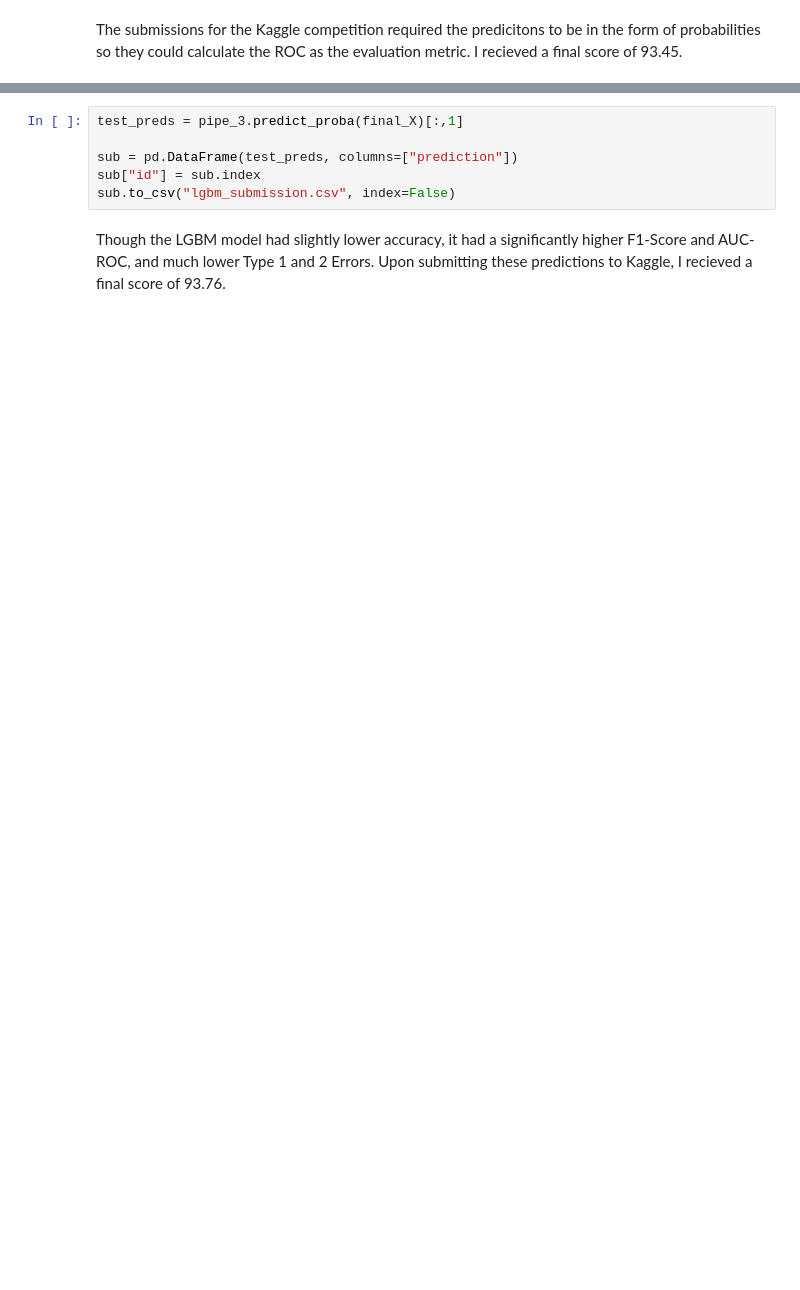
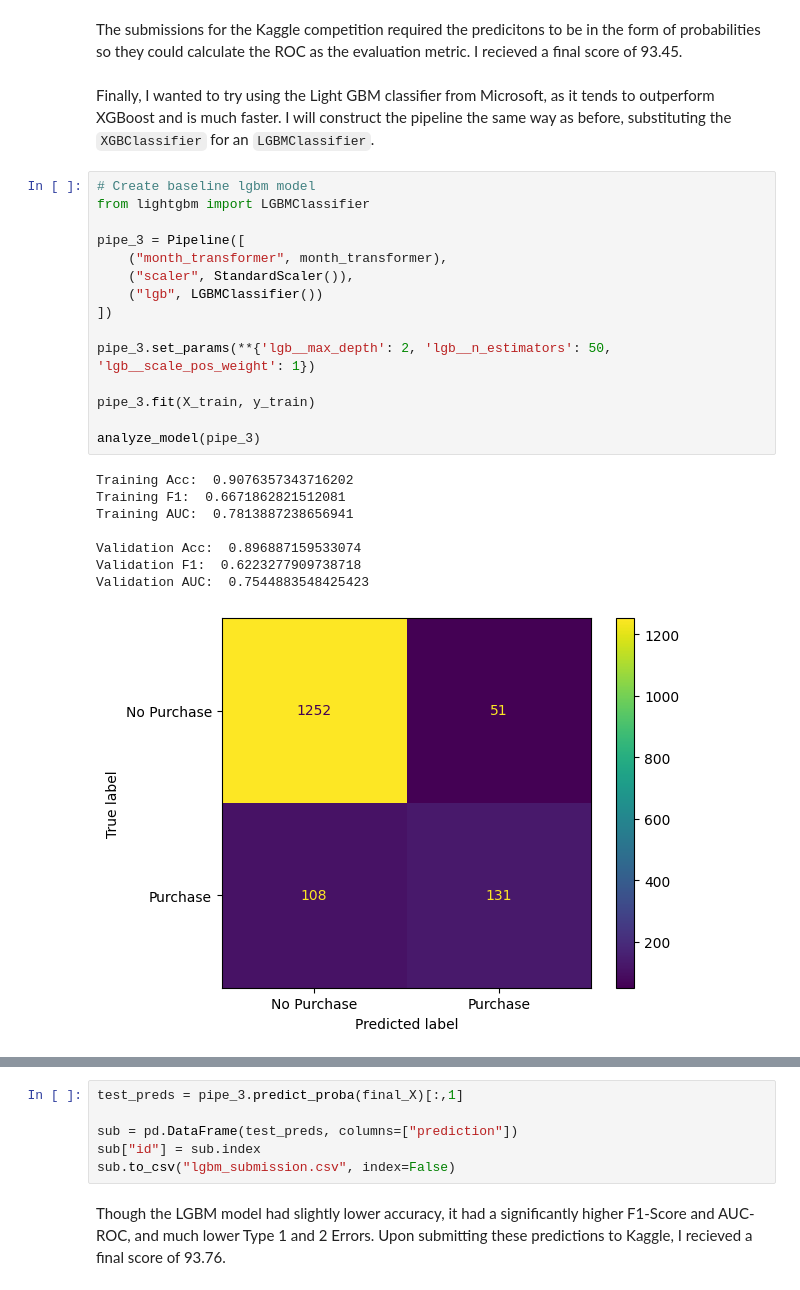
Before and after one commit to ACB-prgm/Predicting-Website-Purchases, a Jupyter notebook: student.ipynb, the cells around one changed output, grey strips where cells are left out. Saved outputs shown, nothing was run; the diff lists cells and outputs as text; blank space fills up the shorter version.

```diff
--- a/student.ipynb
+++ b/student.ipynb
@@ -239,3 +237,29 @@ sub.to_csv("submission.csv", index=False)
 # %% [markdown]
 The submissions for the Kaggle competition required the predicitons to be in the form of probabilities so they could calculate the ROC as the evaluation metric.  I recieved a final score of 93.45.
+# %% [markdown]
+Finally, I wanted to try using the Light GBM classifier from Microsoft, as it tends to outperform XGBoost and is much faster.  I will construct the pipeline the same way as before, substituting the `XGBClassifier` for an `LGBMClassifier`.
+# %%
+# Create baseline lgbm model
+from lightgbm import LGBMClassifier
+
+pipe_3 = Pipeline([
+    ("month_transformer", month_transformer),
+    ("scaler", StandardScaler()),
+    ("lgb", LGBMClassifier())
+])
+
+pipe_3.set_params(**{'lgb__max_depth': 2, 'lgb__n_estimators': 50, 'lgb__scale_pos_weight': 1})
+
+pipe_3.fit(X_train, y_train)
+
+analyze_model(pipe_3)
+# %% [output]
+Training Acc:  0.9076357343716202
+Training F1:  0.6671862821512081
+Training AUC:  0.7813887238656941
+
+Validation Acc:  0.896887159533074
+Validation F1:  0.6223277909738718
+Validation AUC:  0.7544883548425423
+[figure, added]
 # %%
```
Also changed, not shown: parts of 19 cells of this notebook, 2 other files.
